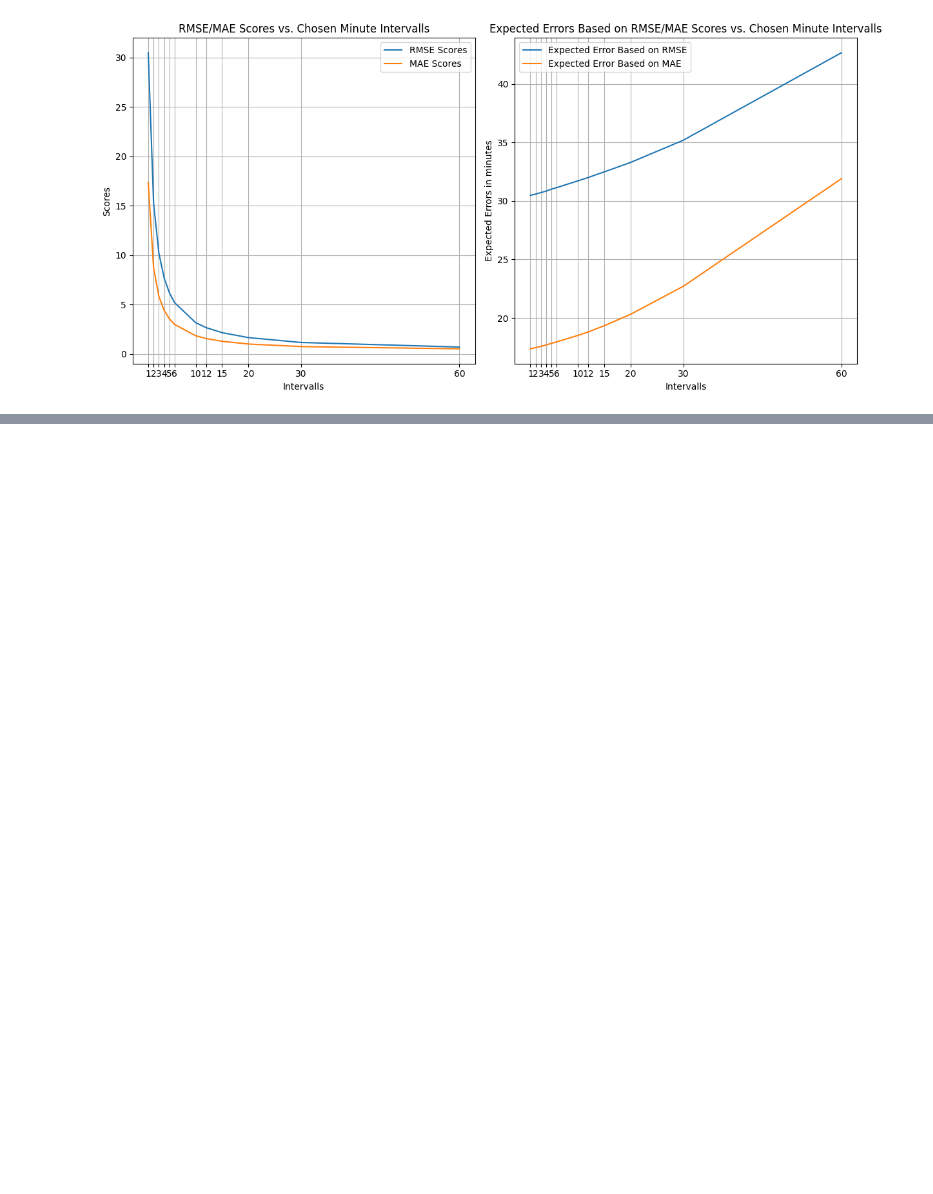
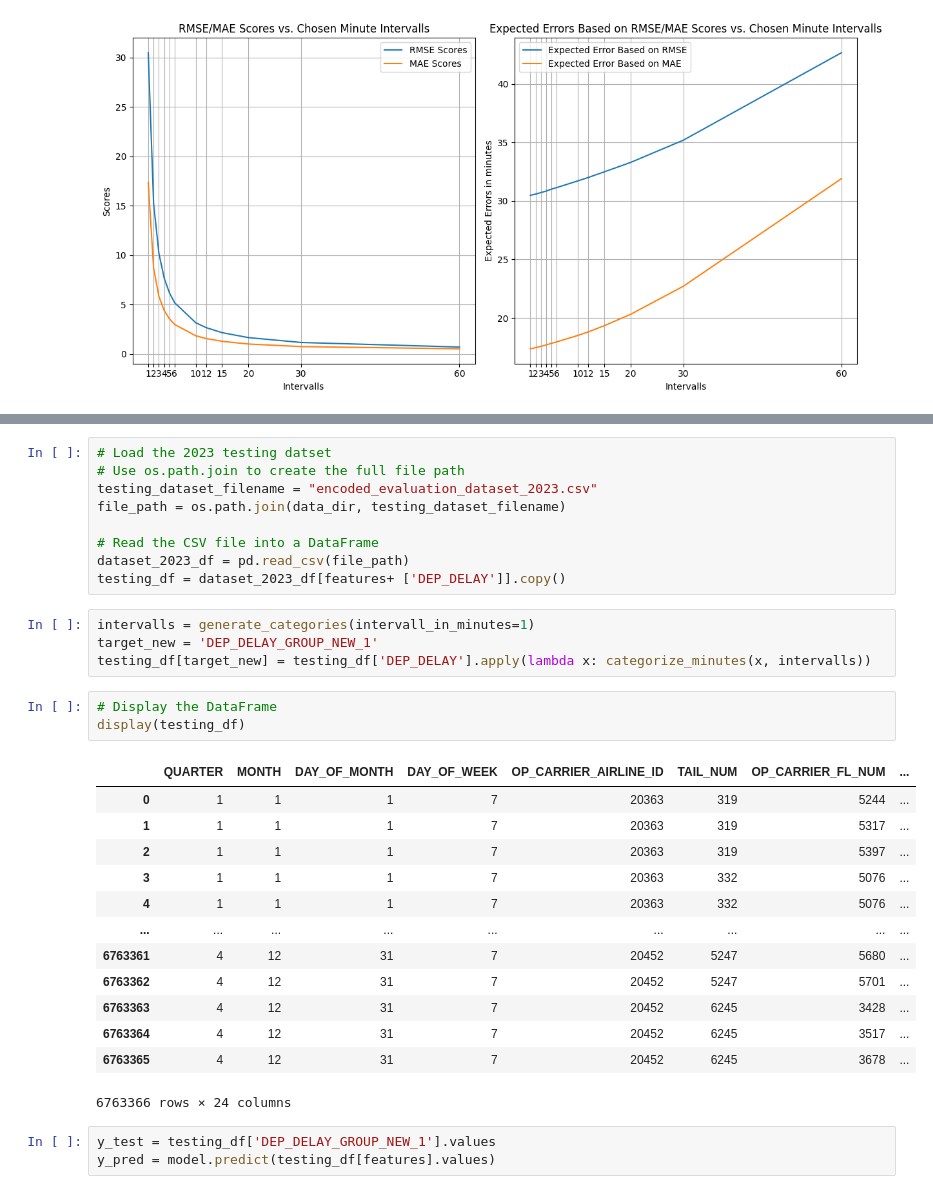
Before and after one commit to MohammedGuniem/Prediction-of-On-time-Flight-Performance, a Jupyter notebook: notebooks/XGBoost Regressor - DEP_DELAY_GROUP.ipynb, the cells around one changed output, grey strips where cells are left out. Cells and saved outputs as stored; diff of their text form; blank space fills up the shorter version.

```diff
--- a/notebooks/XGBoost Regressor - DEP_DELAY_GROUP.ipynb
+++ b/notebooks/XGBoost Regressor - DEP_DELAY_GROUP.ipynb
@@ -304,0 +332,33 @@ plt.show()
+# %%
+# Load the 2023 testing datset
+# Use os.path.join to create the full file path
+testing_dataset_filename = "encoded_evaluation_dataset_2023.csv"
+file_path = os.path.join(data_dir, testing_dataset_filename)
+
+# Read the CSV file into a DataFrame
+dataset_2023_df = pd.read_csv(file_path)
+testing_df = dataset_2023_df[features+ ['DEP_DELAY']].copy()
+# %%
+intervalls = generate_categories(intervall_in_minutes=1)
+target_new = 'DEP_DELAY_GROUP_NEW_1'
+testing_df[target_new] = testing_df['DEP_DELAY'].apply(lambda x: categorize_minutes(x, intervalls))
+# %%
+# Display the DataFrame
+display(testing_df)
+# %% [output]
+|  | QUARTER | MONTH | DAY_OF_MONTH | DAY_OF_WEEK | OP_CARRIER_AIRLINE_ID | TAIL_NUM | OP_CARRIER_FL_NUM | ... |
+| 0 | 1 | 1 | 1 | 7 | 20363 | 319 | 5244 | ... |
+| 1 | 1 | 1 | 1 | 7 | 20363 | 319 | 5317 | ... |
+| 2 | 1 | 1 | 1 | 7 | 20363 | 319 | 5397 | ... |
+| 3 | 1 | 1 | 1 | 7 | 20363 | 332 | 5076 | ... |
+| 4 | 1 | 1 | 1 | 7 | 20363 | 332 | 5076 | ... |
+| ... | ... | ... | ... | ... | ... | ... | ... | ... |
+| 6763361 | 4 | 12 | 31 | 7 | 20452 | 5247 | 5680 | ... |
+| 6763362 | 4 | 12 | 31 | 7 | 20452 | 5247 | 5701 | ... |
+| 6763363 | 4 | 12 | 31 | 7 | 20452 | 6245 | 3428 | ... |
+| 6763364 | 4 | 12 | 31 | 7 | 20452 | 6245 | 3517 | ... |
+| 6763365 | 4 | 12 | 31 | 7 | 20452 | 6245 | 3678 | ... |
+6763366 rows × 24 columns
+# %%
+y_test = testing_df['DEP_DELAY_GROUP_NEW_1'].values
+y_pred = model.predict(testing_df[features].values)
```
Also changed, not shown: parts of 8 cells of this notebook.
